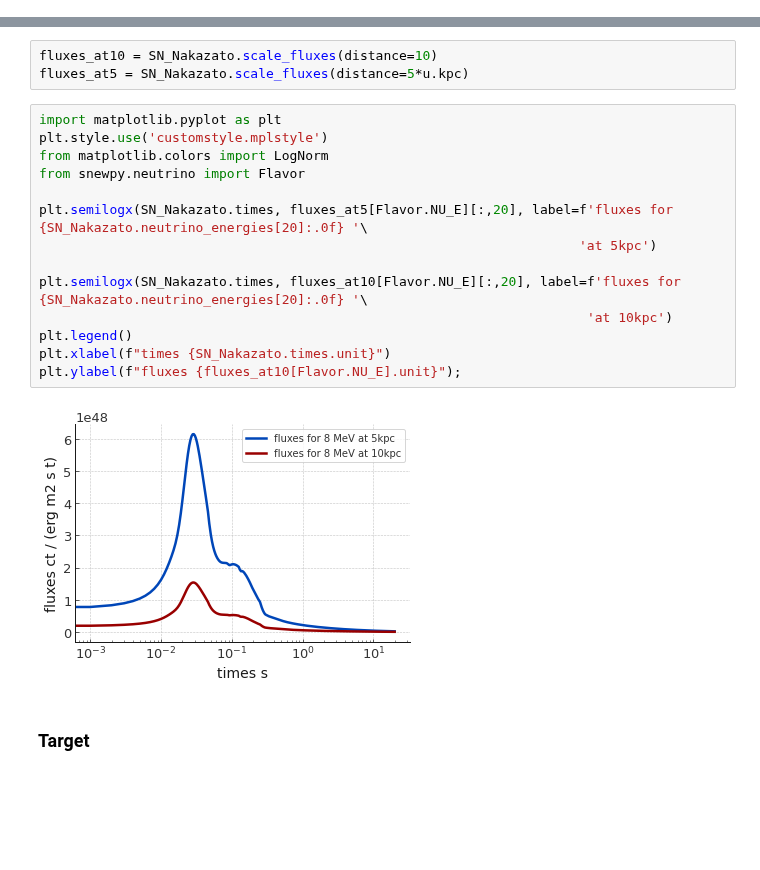
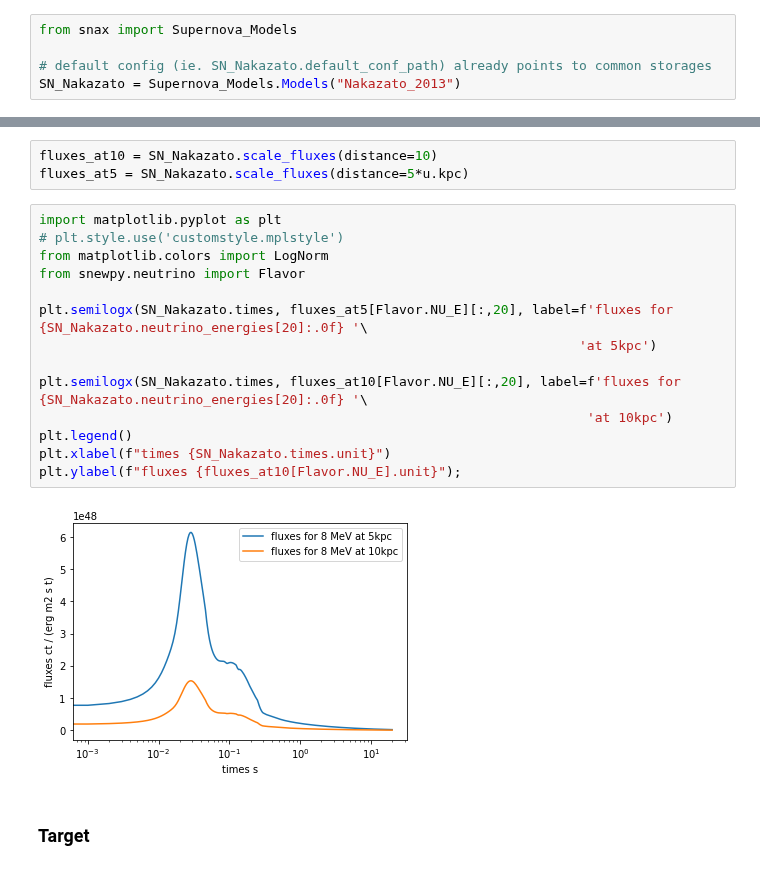
Before and after one commit to XENONnT/multimessenger, a Jupyter notebook: notebooks/SNAX-REFACTOR-tutorial.ipynb, the cells around one changed output, grey strips where cells are left out. Cells and saved outputs as stored; diff of their text form; blank space fills up the shorter version.

```diff
--- a/notebooks/SNAX-REFACTOR-tutorial.ipynb
+++ b/notebooks/SNAX-REFACTOR-tutorial.ipynb
@@ -140,0 +53,5 @@ SN_Nakazato
+# %%
+from snax import Supernova_Models
+
+# default config (ie. SN_Nakazato.default_conf_path) already points to common storages
+SN_Nakazato = Supernova_Models.Models("Nakazato_2013")
@@ -164,20 +136,20 @@ fluxes_at10 = SN_Nakazato.scale_fluxes(distance=10)
 fluxes_at5 = SN_Nakazato.scale_fluxes(distance=5*u.kpc)
 # %%
 import matplotlib.pyplot as plt
-plt.style.use('customstyle.mplstyle')
+# plt.style.use('customstyle.mplstyle')
 from matplotlib.colors import LogNorm
 from snewpy.neutrino import Flavor
 
 plt.semilogx(SN_Nakazato.times, fluxes_at5[Flavor.NU_E][:,20], label=f'fluxes for {SN_Nakazato.neutrino_energies[20]:.0f} '\
                                                                      'at 5kpc')
 
 plt.semilogx(SN_Nakazato.times, fluxes_at10[Flavor.NU_E][:,20], label=f'fluxes for {SN_Nakazato.neutrino_energies[20]:.0f} '\
                                                                       'at 10kpc')
 plt.legend()
 plt.xlabel(f"times {SN_Nakazato.times.unit}")
 plt.ylabel(f"fluxes {fluxes_at10[Flavor.NU_E].unit}");
 # %% [output]
-[figure, old version]
+[figure, new version]
 # %% [markdown]
 ### Target
 # %% [markdown]
```
Also changed, not shown: parts of 51 cells of this notebook, 11 other files.
